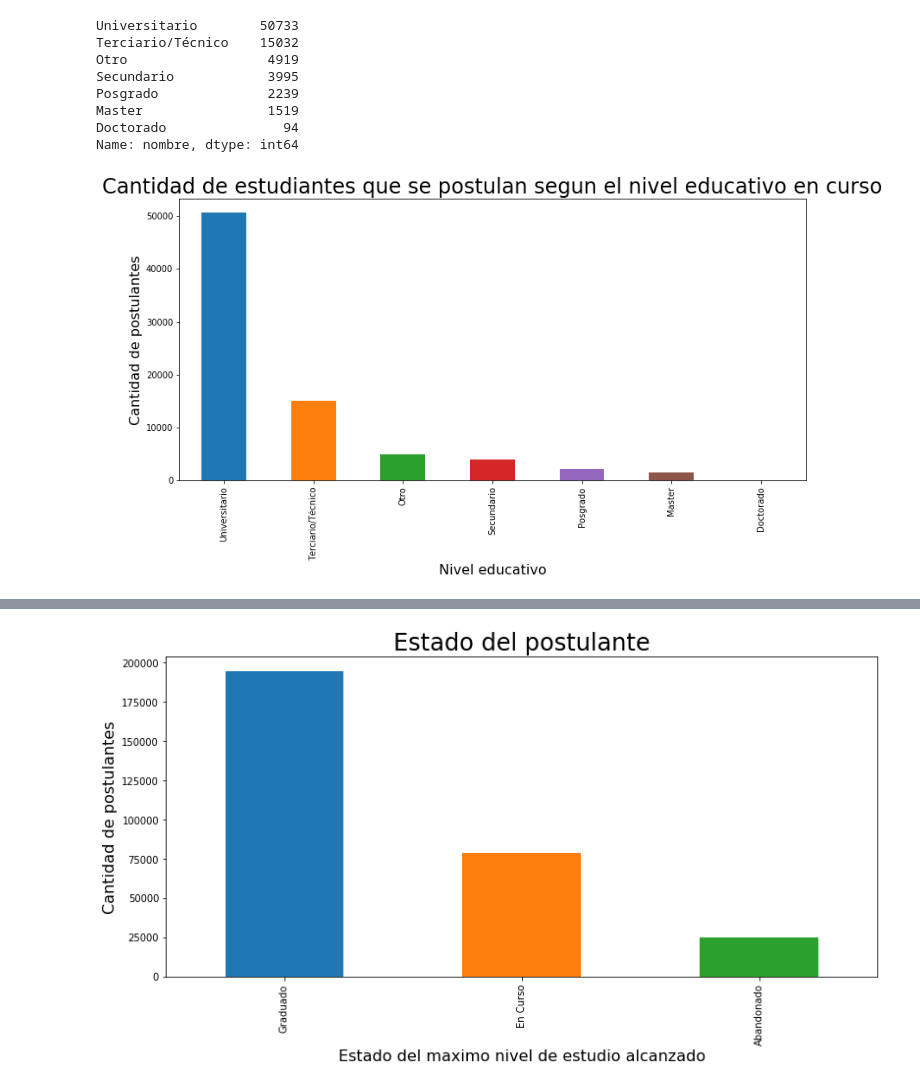
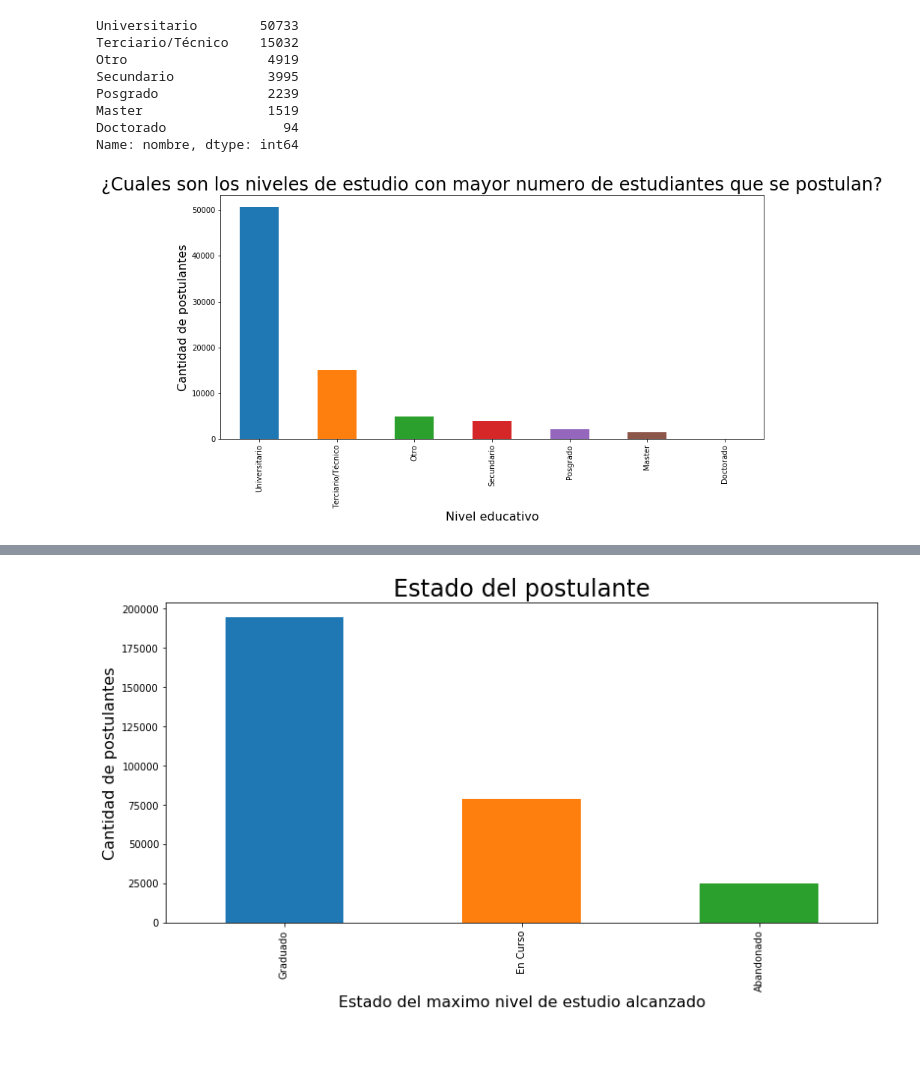
Before and after one commit to BrigliaAn/TP1-AnalisisExploratorio-ZonaJobs, a Jupyter notebook: Tp1-completo.ipynb, the cells around one changed output, grey strips where cells are left out. Cells and saved outputs as stored; diff of their text form; code cells hidden in the pictures; blank space fills up the shorter version.

```diff
--- a/Tp1-completo.ipynb
+++ b/Tp1-completo.ipynb
@@ -382,11 +407,11 @@ Name: nombre, dtype: int64
 # %%
 fig = plt.figure()
 
 ax = filtered['nombre'].value_counts().plot(kind='bar',figsize=(13,6));
 
-plt.title('Cantidad de estudiantes que se postulan segun el nivel educativo en curso', fontsize=24)
+plt.title('¿Cuales son los niveles de estudio con mayor numero de estudiantes que se postulan?', fontsize=24)
 
 ax.set_xlabel('Nivel educativo', fontsize= 16)
 ax.set_ylabel('Cantidad de postulantes', fontsize= 16);
 # %% [output]
-[figure, old version]
+[figure, new version]
```
Also changed, not shown: parts of 93 cells of this notebook.
